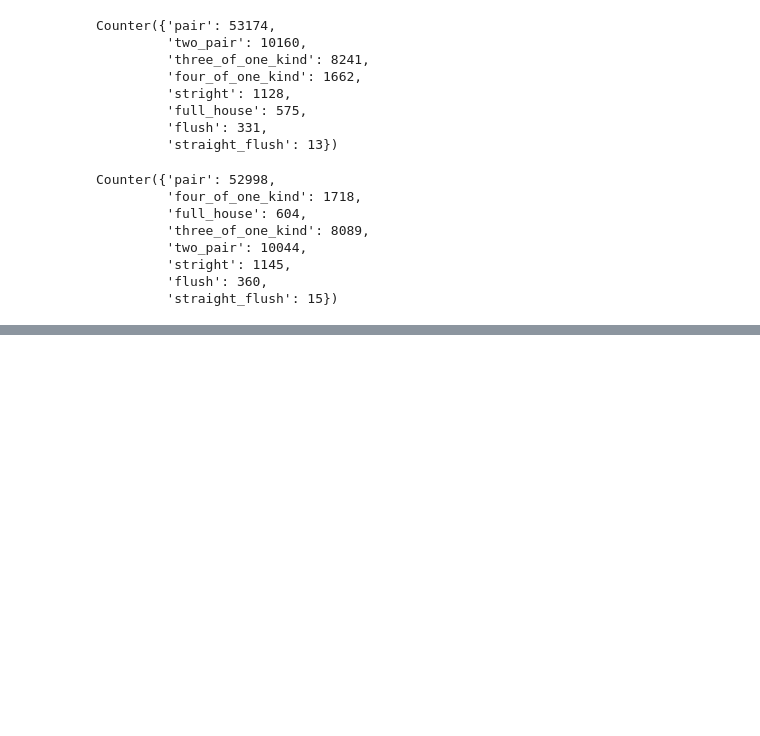
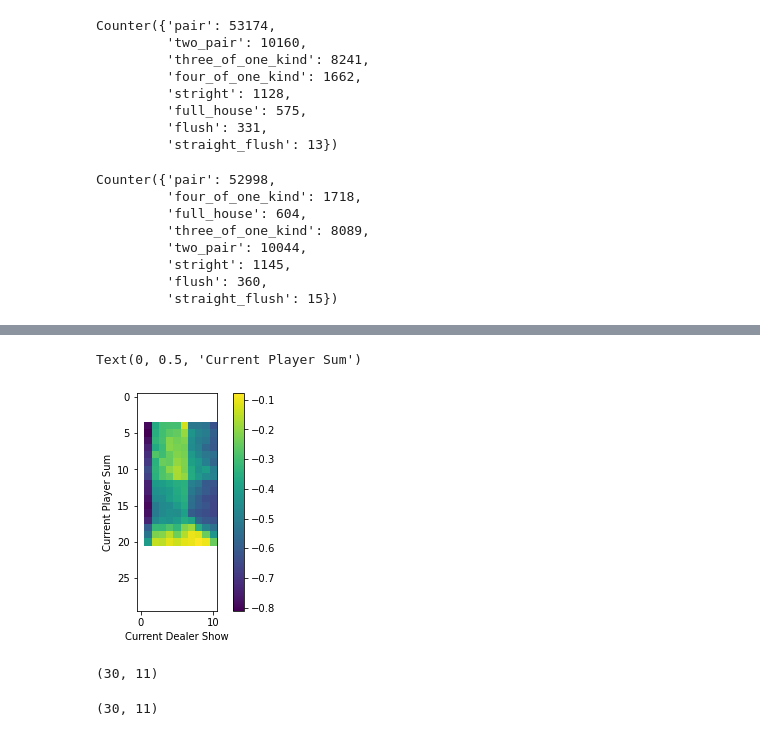
Before and after one commit to philovie/Reinforcement_Learning, a Jupyter notebook: Lecture_01/practice.ipynb, the cells around one changed output, grey strips where cells are left out. Drawn from its saved outputs; the diff is of its cells as text; code cells hidden in the pictures; blank space fills up the shorter version.

```diff
--- a/Lecture_01/practice.ipynb
+++ b/Lecture_01/practice.ipynb
@@ -406,0 +630,8 @@ Counter({'pair': 52998,
+# %%
+s_value = plt.imshow(state_table_without_ace)
+plt.colorbar(s_value)
+plt.xlabel('Current Dealer Show')
+plt.ylabel('Current Player Sum')
+# %% [output]
+Text(0, 0.5, 'Current Player Sum')
+[figure, added]
@@ -406,0 +643,4 @@ Counter({'pair': 52998,
+# %%
+state_table_without_ace.shape
+# %% [output]
+(30, 11)
@@ -406,0 +651,4 @@ Counter({'pair': 52998,
+# %%
+state_table_with_ace.shape
+# %% [output]
+(30, 11)
```
Also changed, not shown: parts of 31 cells of this notebook.
